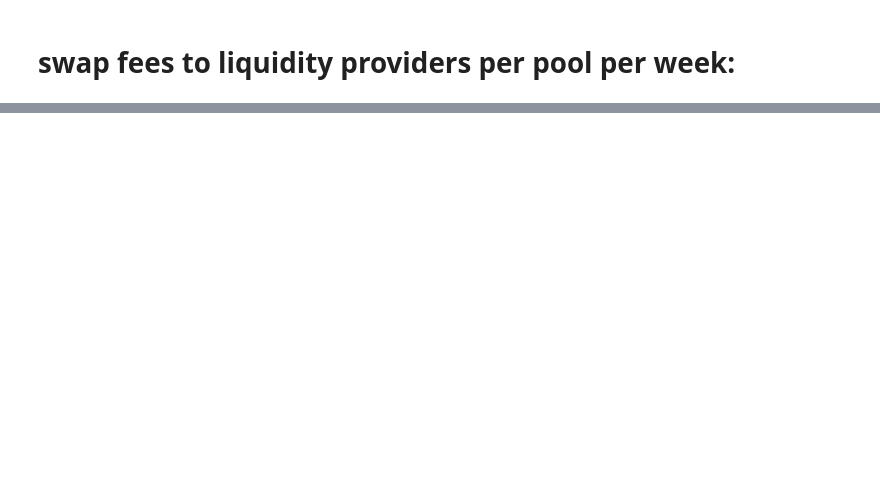
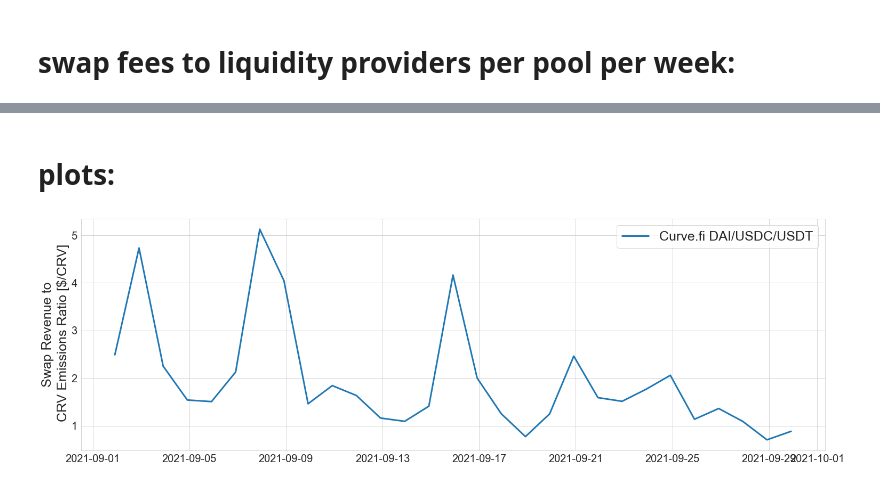
Before and after one commit to bout3fiddy/on-chain-analytics, a Jupyter notebook: notebooks/curve-analysis/curve-pool-simulation/3crv_per_crv_emitted.ipynb, the cells around one changed output, grey strips where cells are left out. Saved outputs shown, nothing was run; the diff lists cells and outputs as text; code cells hidden in the pictures; blank space fills up the shorter version.

Commit message:
wip: plots for one pool done, now to do it for multiple pools

```diff
--- a/notebooks/curve-analysis/curve-pool-simulation/3crv_per_crv_emitted.ipynb
+++ b/notebooks/curve-analysis/curve-pool-simulation/3crv_per_crv_emitted.ipynb
@@ -217,5 +246,6 @@ for pool_name in emissions_and_revenue.pool_name.unique():
     break
 # %%
 pool_data['virtual_price_diff'] = pool_data.lp_token_virtual_price.diff()
-pool_data['swap_fee_revenue'] = pool_data.virtual_price_diff * pool_data.total_supply_lp_token
+pool_data['swap_fee_revenue'] = pool_data.virtual_price_diff * pool_data.total_supply_lp_token * 2
+pool_data['swap_revenue_to_crv_emissions_ratio'] = pool_data.swap_fee_revenue / pool_data.crv_to_gauge
 pool_data
@@ -221,0 +270,20 @@ pool_data
+# %% [markdown]
+# plots:
+# %%
+df_plot = pool_data.dropna()
+# %%
+fig, ax = plt.subplots(1,1, figsize=(25, 8))
+
+ax.plot(
+    df_plot.index,
+    df_plot.swap_revenue_to_crv_emissions_ratio,
+    label=df_plot.pool_name.unique()[0],
+    lw=3
+)
+
+ax.set_ylabel("Swap Revenue to\n CRV Emissions Ratio [$/CRV]", fontsize=25)
+ax.set_xlabel("", fontsize=20)
+ax.tick_params(axis='both', which='major', labelsize=20)
+ax.legend(fontsize=25);
+# %% [output]
+[figure, added]
```
Also changed, not shown: parts of 4 cells of this notebook.
